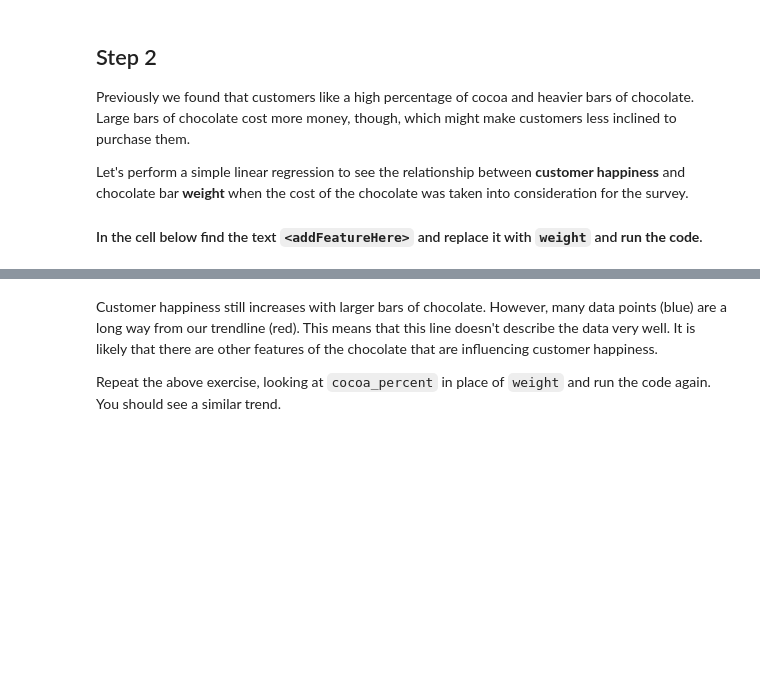
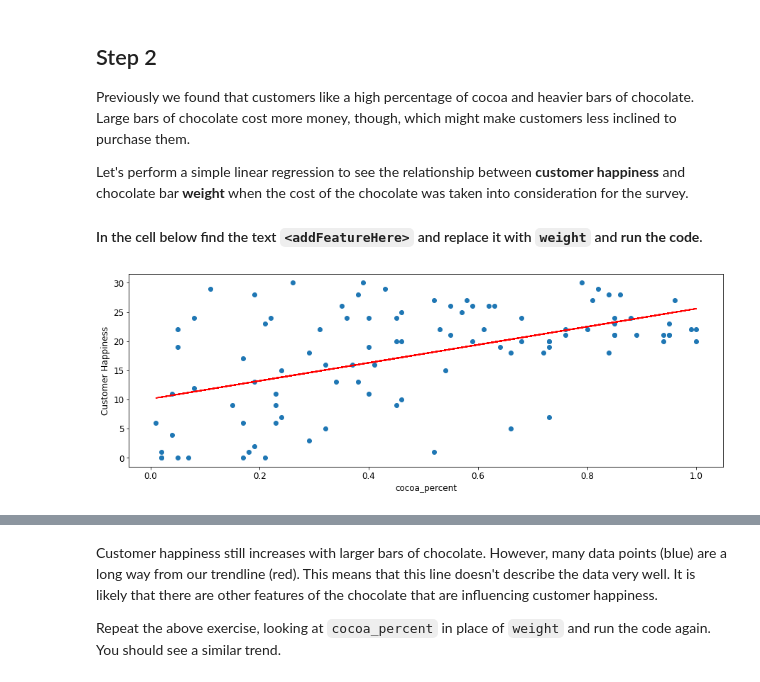
Before and after one commit to AlmaAlmanza88/colabeje127ms, a Jupyter notebook: 03. Multiple Linear Regression - Python.ipynb, the cells around one changed output, grey strips where cells are left out. Cells and saved outputs as stored; diff of their text form; code cells hidden in the pictures; blank space fills up the shorter version.

```diff
--- a/03. Multiple Linear Regression - Python.ipynb
+++ b/03. Multiple Linear Regression - Python.ipynb
@@ -34,11 +29,11 @@ import pandas as pd
 import statsmodels.formula.api as smf
 
 # Imports our new data set!
-dataset = pd.read_csv(/content/drive/My Drive/colab data/Data/chocolate data.txt)
+dataset = pd.read_csv('chocolate data multiple linear regression.txt', index_col = False, sep="\t",header=0)
 
 ###
 # REPLACE <printDataHere> with print(dataset.head())
 ###
-<printDataHere>
+print(dataset.head())
 ###
 # %% [output]
@@ -55,24 +55,26 @@ Let's perform a simple linear regression to see the relationship between __custo
 # %%
 ###
 # REPLACE <addFeatureHere> BELOW WITH weight
 ###
-formula = 'customer_happiness ~ <addFeatureHere>'
+formula = 'customer_happiness ~ cocoa_percent'
 ###
 
 # This performs linear regression
 lm = smf.ols(formula = formula, data = dataset).fit()
 
 featureName = formula.split(" ")[-1]
 
 # Get the data for the x parameter (the feature)
 x = dataset[featureName]
 
 # This makes and shows a graph
 intercept = lm.params[0]
 slope = lm.params[1]
 line = slope * x + intercept
 graph.plot(x, line, '-', c = 'red')
 graph.scatter(x, dataset.customer_happiness)
 graph.ylabel('Customer Happiness')
 graph.xlabel(featureName)
 graph.show()
+# %% [output]
+[figure, added]
```
Also changed, not shown: parts of 6 cells of this notebook.
